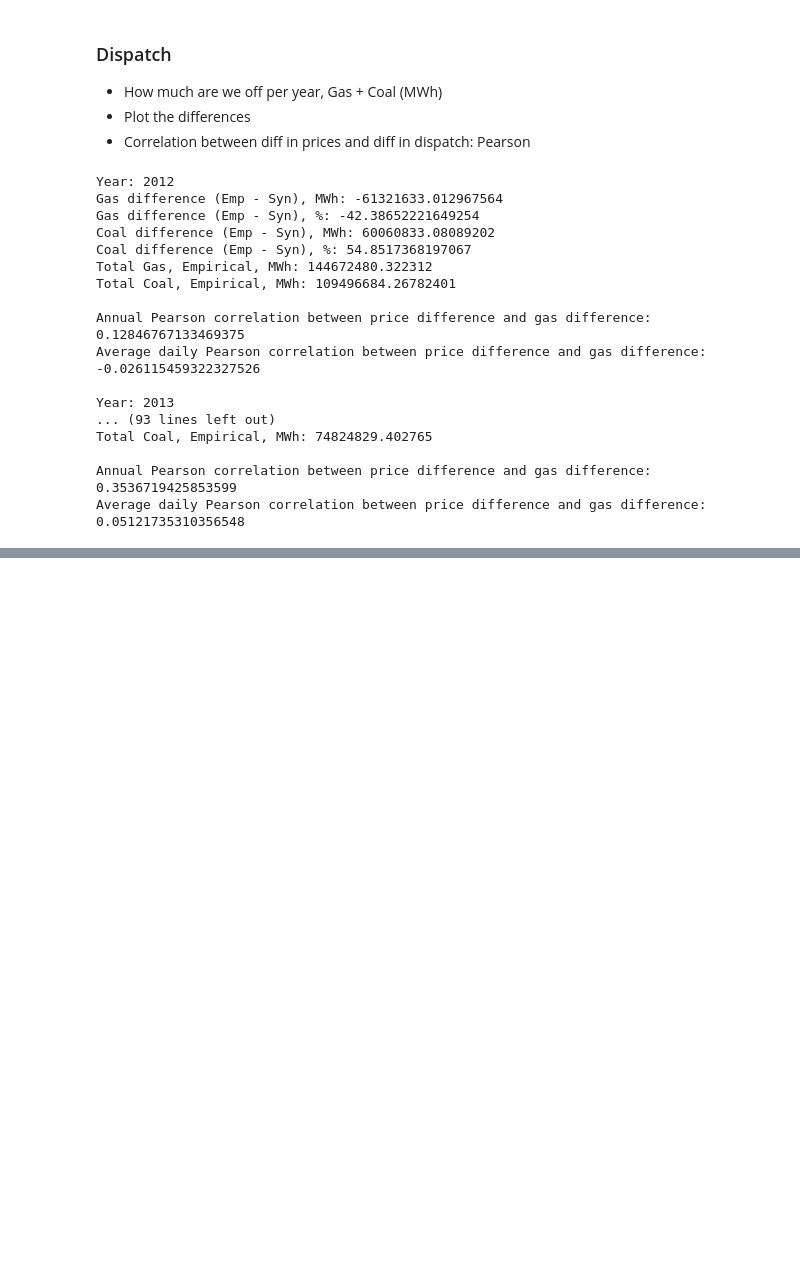
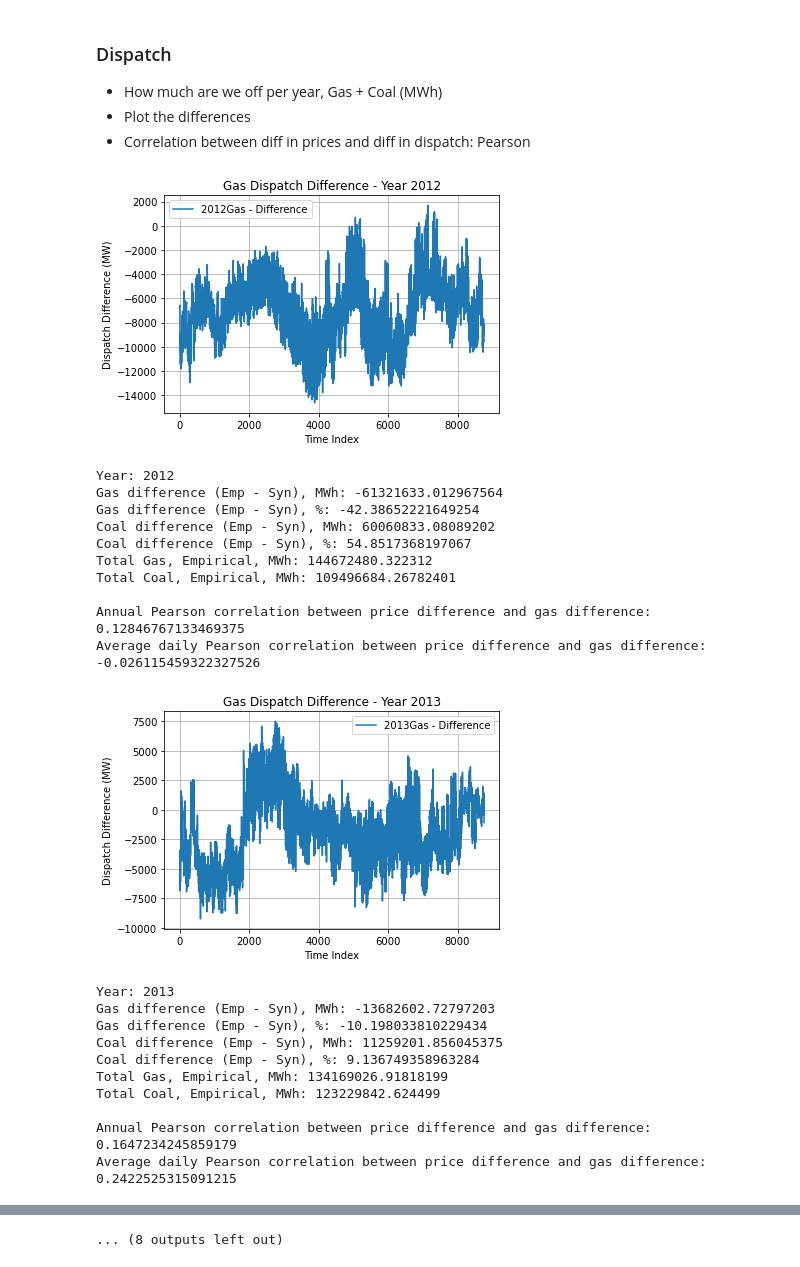
Before and after one commit to tototobo/MIT_Thesis, a Jupyter notebook: 07_21_presentation/metrics.ipynb, the cells around one changed output, grey strips where cells are left out. Cells and saved outputs as stored; diff of their text form; code cells hidden in the pictures; blank space fills up the shorter version.

```diff
--- a/07_21_presentation/metrics.ipynb
+++ b/07_21_presentation/metrics.ipynb
@@ -460,6 +460,7 @@ P-value: 0.0
 # %%
 import pandas as pd
 from scipy.stats import pearsonr
+import matplotlib.pyplot as plt
 
 # Define the range of years
 years = range(2012, 2022)
@@ -524,34 +525,55 @@ for year in years:
 
     # Find the Time_Index values that haev NaN values in the price_diff DataFrame, then drop the corresponding row in the dispatch DataFrame and the price_diff DataFrame
     nan_values = price_diff[price_diff[f"{year}Price Difference"].isna()]["Time_Index"].values
     dispatch_pearson = dispatch[~dispatch["Time_Index"].isin(nan_values)]
     price_diff_pearson = price_diff[~price_diff["Time_Index"].isin(nan_values)]
 
     # Annualy
     dispatch_p_annual, _ = pearsonr(price_diff_pearson[f"{year}Price Difference"], dispatch_pearson[f"{year}Gas - Difference"])
 
     # Daily
     step_size = 24
     pearson_daily = []
     days = []
-    for i in range(0, len(empirical_price_column), step_size):
+    for i in range(0, len(price_diff_pearson), step_size):
         y1 = price_diff_pearson[f"{year}Price Difference"].iloc[i:i+step_size]
         y2 = dispatch_pearson[f'{year}Gas - Difference'].iloc[i:i+step_size]
         p_corr, _ = pearsonr(y1, y2)
         pearson_daily.append(p_corr)
         days.append(i/24+1)
     average_daily_pearson = sum(pearson_daily) / len(pearson_daily)
+
+    # Plot the Gas dispatch difference
+    ax = dispatch.plot(x="Time_Index", y=f"{year}Gas - Difference", kind="line", title=f"Gas Dispatch Difference - Year {year}")
+    ax.set_xlabel("Time Index")
+    ax.set_ylabel("Dispatch Difference (MW)")
+    ax.grid(True)
+
+    # # Cap the price difference at 100 and plot it
+    # price_diff[f"{year}Price Difference"] = price_diff[f"{year}Price Difference"].clip(upper=100)
+    # price_diff.plot(x="Time_Index", y=f"{year}Price Difference", kind="line", title=f"Price Difference - Year {year}", ax=ax, secondary_y=True)
+    # ax.right_ax.set_ylabel("Price Difference")
+
+    # # On the same plot, plot the pearson correlation between the price difference and the dispatch difference
+    # ax.right_ax.plot(days, pearson_daily, color="red", label="Daily Pearson Correlation")
+    # ax.right_ax.axhline(average_daily_pearson, color="red", linestyle="--", label="Average Daily Pearson Correlation")
+    # ax.right_ax.legend(loc="upper right")
+    # ax.right_ax.set_ylim(-1, 1)
+    # ax.right_ax.grid(False)
+
+    plt.show()
 
     print(f"Year: {year}")
     print(f"Gas difference (Emp - Syn), MWh: {dispatch[f'{year}Gas - Difference'].sum()}")
     print(f"Gas difference (Emp - Syn), %: {dispatch[f'{year}Gas - Difference'].sum() / dispatch[f'{year}Gas - Empirical'].sum() * 100}")
     print(f"Coal difference (Emp - Syn), MWh: {dispatch[f'{year}Coal - Difference'].sum()}")
     print(f"Coal difference (Emp - Syn), %: {dispatch[f'{year}Coal - Difference'].sum() / dispatch[f'{year}Coal - Empirical'].sum() * 100}")
     print(f"Total Gas, Empirical, MWh: {dispatch[f'{year}Gas - Empirical'].sum()}")
     print(f"Total Coal, Empirical, MWh: {dispatch[f'{year}Coal - Empirical'].sum()}\n")
     print(f"Annual Pearson correlation between price difference and gas difference: {dispatch_p_annual}")
     print(f"Average daily Pearson correlation between price difference and gas difference: {average_daily_pearson}\n")
 # %% [output]
+[figure, added]
 Year: 2012
 Gas difference (Emp - Syn), MWh: -61321633.012967564
 Gas difference (Emp - Syn), %: -42.38652221649254
@@ -562,10 +584,14 @@ Total Coal, Empirical, MWh: 109496684.26782401
 
 Annual Pearson correlation between price difference and gas difference: 0.12846767133469375
 Average daily Pearson correlation between price difference and gas difference: -0.026115459322327526
-
-Year: 2013
-... (93 lines left out)
-Total Coal, Empirical, MWh: 74824829.402765
-
-Annual Pearson correlation between price difference and gas difference: 0.3536719425853599
-Average daily Pearson correlation between price difference and gas difference: 0.05121735310356548
+[figure, added]
+Year: 2013
+Gas difference (Emp - Syn), MWh: -13682602.72797203
+Gas difference (Emp - Syn), %: -10.198033810229434
+Coal difference (Emp - Syn), MWh: 11259201.856045375
+Coal difference (Emp - Syn), %: 9.136749358963284
+Total Gas, Empirical, MWh: 134169026.91818199
+Total Coal, Empirical, MWh: 123229842.624499
+
+Annual Pearson correlation between price difference and gas difference: 0.1647234245859179
+Average daily Pearson correlation between price difference and gas difference: 0.2422525315091215
@@ -571,0 +642 @@ Average daily Pearson correlation between price difference and gas difference: 0
+... (8 outputs left out)
```
Also changed, not shown: parts of 1 cell of this notebook.
